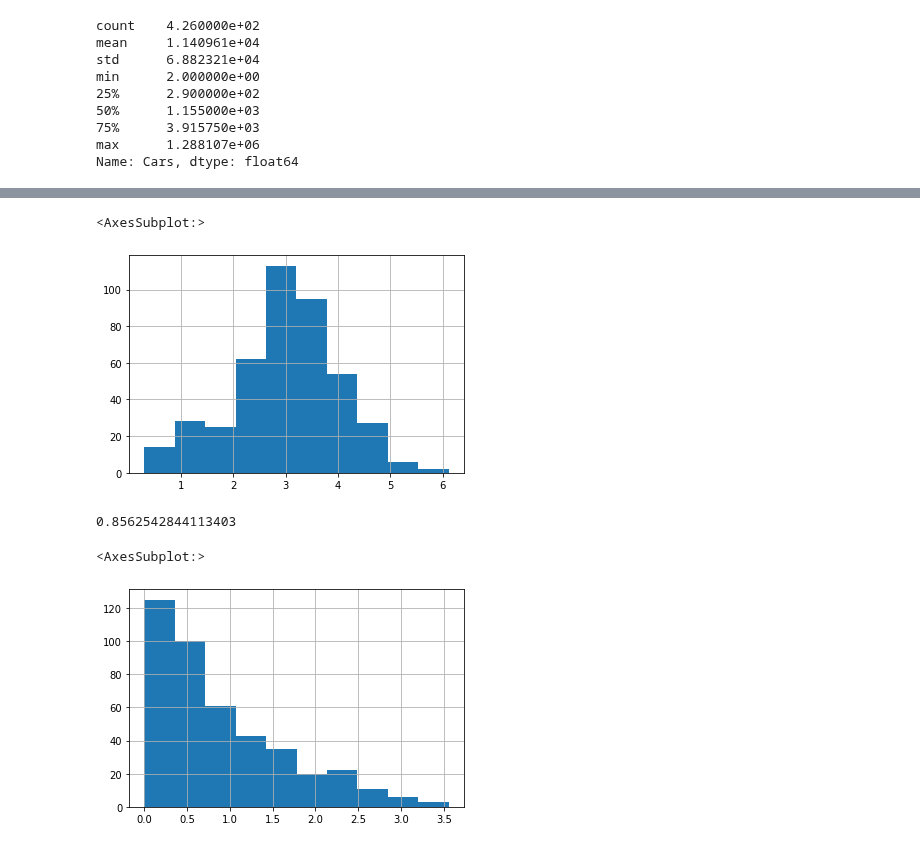
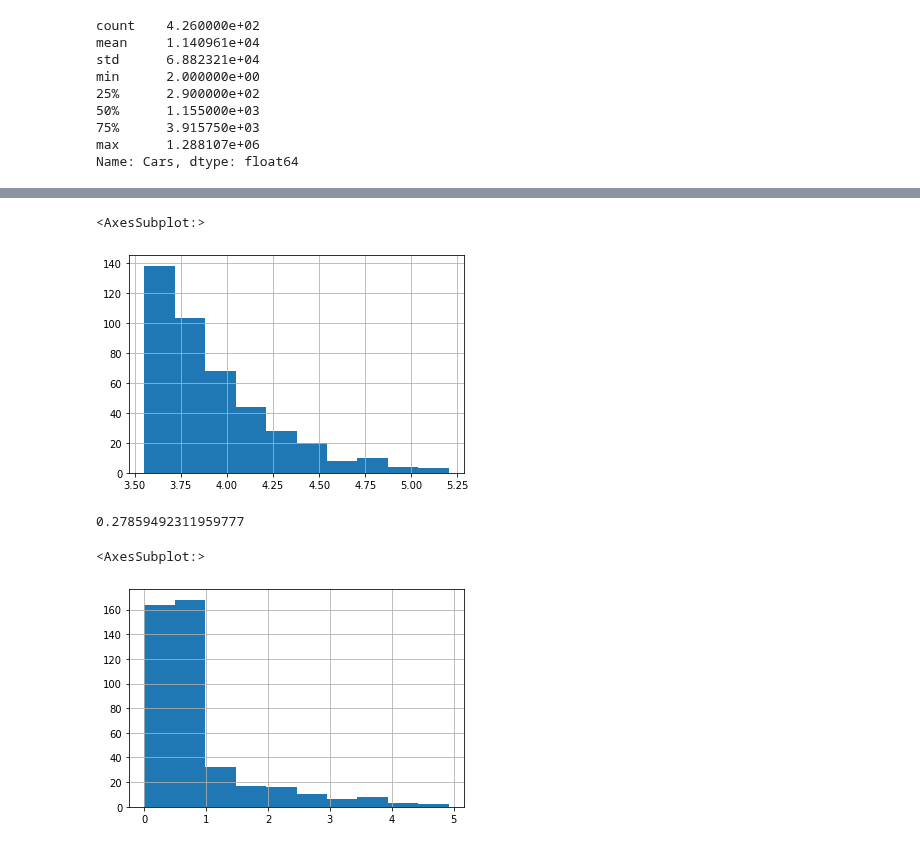
Before and after one commit to leydsonbarros/Brazilian_Cities, a Jupyter notebook: brazilian_cities.ipynb, the cells around one changed output, grey strips where cells are left out. Drawn from its saved outputs; the diff is of its cells as text; code cells hidden in the pictures.

```diff
--- a/brazilian_cities.ipynb
+++ b/brazilian_cities.ipynb
@@ -258,22 +396,22 @@ df_brazil['Cars'].hist()
 # %%
  # Como visto em cima , os dados não estão simétricos , então aplicamos log10
- df_brazil['Cars_Log'] = log10(df_brazil['Cars'], where=df_brazil['Cars'] > 0)
- df_brazil['Cars_Log'].hist()
+ df_brazil['AREA_Log'] = log10(df_brazil['AREA'], where=df_brazil['AREA'] > 0)
+ df_brazil['AREA_Log'].hist()
 # %% [output]
 <AxesSubplot:>
-[figure, old version]
+[figure, new version]
 # %%
 # Usando z-core robusto
 from numpy import abs
-mad = abs(df_brazil['Cars_Log'] - df_brazil['Cars_Log'].median()).median()*(1/0.6745)
+mad = abs(df_brazil['AREA_Log'] - df_brazil['AREA_Log'].median()).median()*(1/0.6745)
 print(mad)
 # %% [output]
-0.8562542844113403
+0.27859492311959777
 # %%
 # Agora vamos plotar o z-score robusto
-(abs(df_brazil['Cars_Log']-df_brazil['Cars_Log'].median())/mad).hist()
+(abs(df_brazil['AREA_Log']-df_brazil['AREA_Log'].median())/mad).hist()
 # %% [output]
 <AxesSubplot:>
-[figure, old version]
+[figure, new version]
 # %%
 # Usando a limiar > 3.5, encontro os outliers
```
Also changed, not shown: parts of 27 cells of this notebook.
